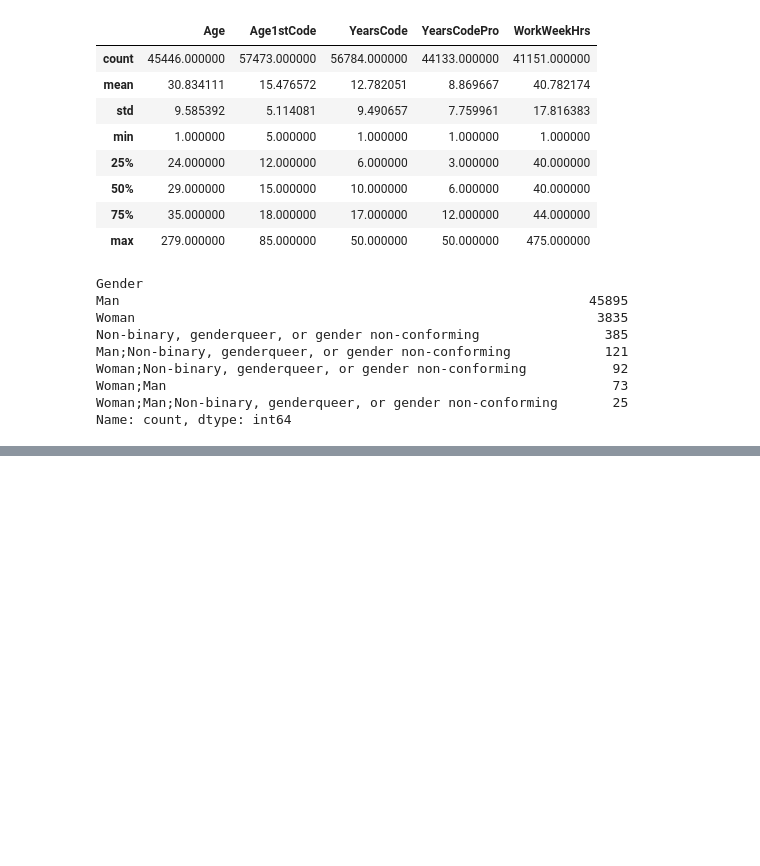
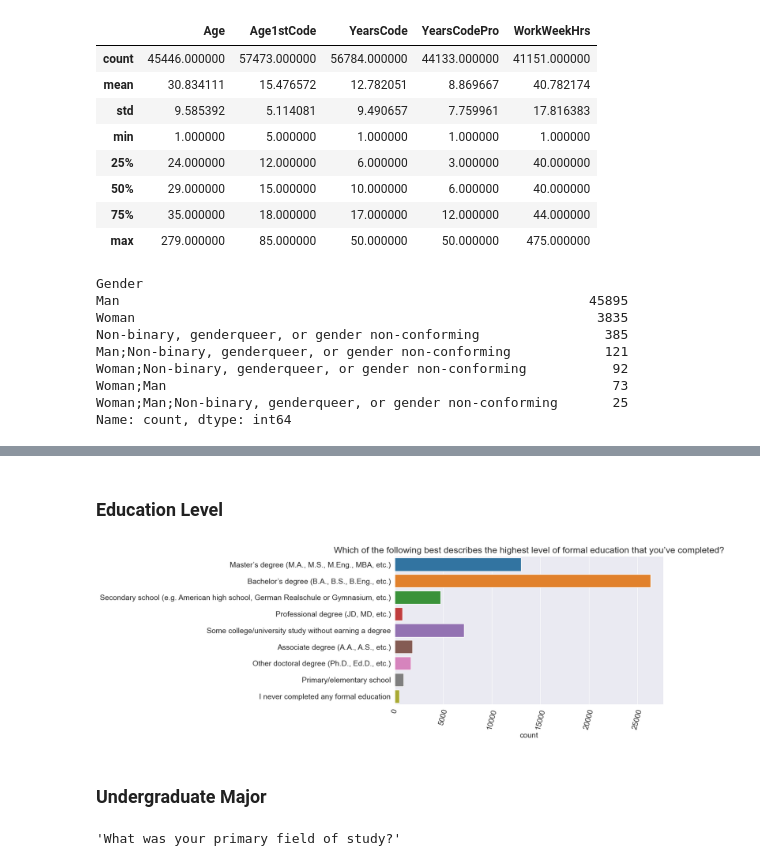
Before and after one commit to rsarsava/Data_Analysis, a Jupyter notebook: Stack Overflow Annual Developer Survey 2020.ipynb, the cells around one changed output, grey strips where cells are left out. Drawn from its saved outputs; the diff is of its cells as text; code cells hidden in the pictures; blank space fills up the shorter version.

```diff
--- a/Stack Overflow Annual Developer Survey 2020.ipynb
+++ b/Stack Overflow Annual Developer Survey 2020.ipynb
@@ -218,0 +306,15 @@ survey_df.sample(7)
+# %% [markdown]
+### Education Level
+# %%
+sns.countplot(y=survey_df.EdLevel)
+plt.xticks(rotation=75);
+plt.title(schema['EdLevel'])
+plt.ylabel(None);
+# %% [output]
+[figure, added]
+# %% [markdown]
+### Undergraduate Major
+# %%
+schema.UndergradMajor
+# %% [output]
+'What was your primary field of study?'
```
Also changed, not shown: parts of 25 cells of this notebook.
